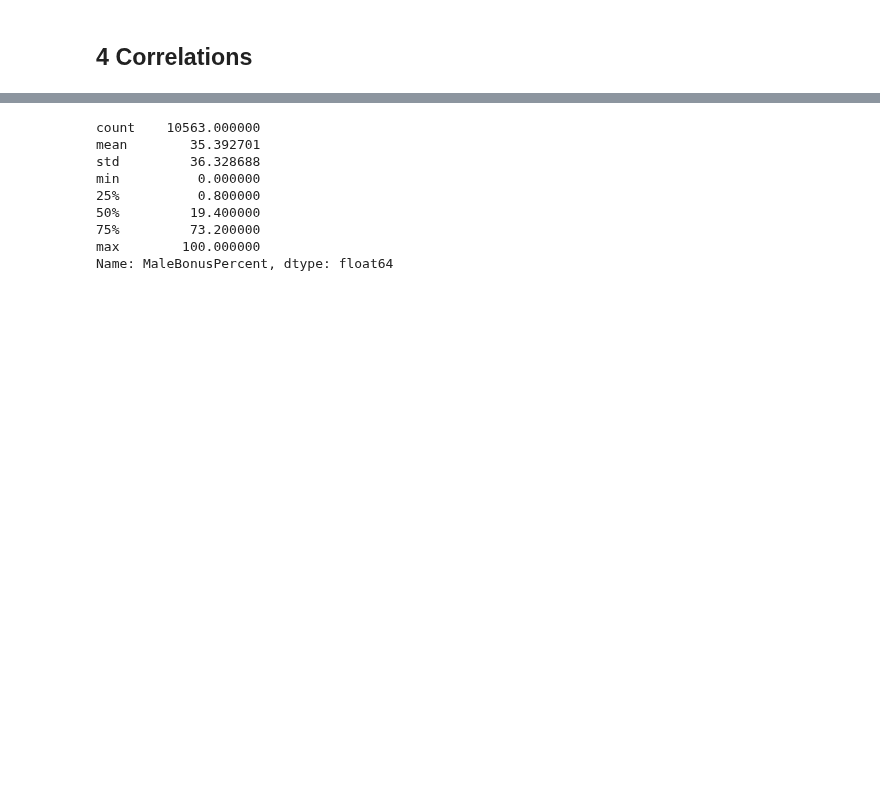
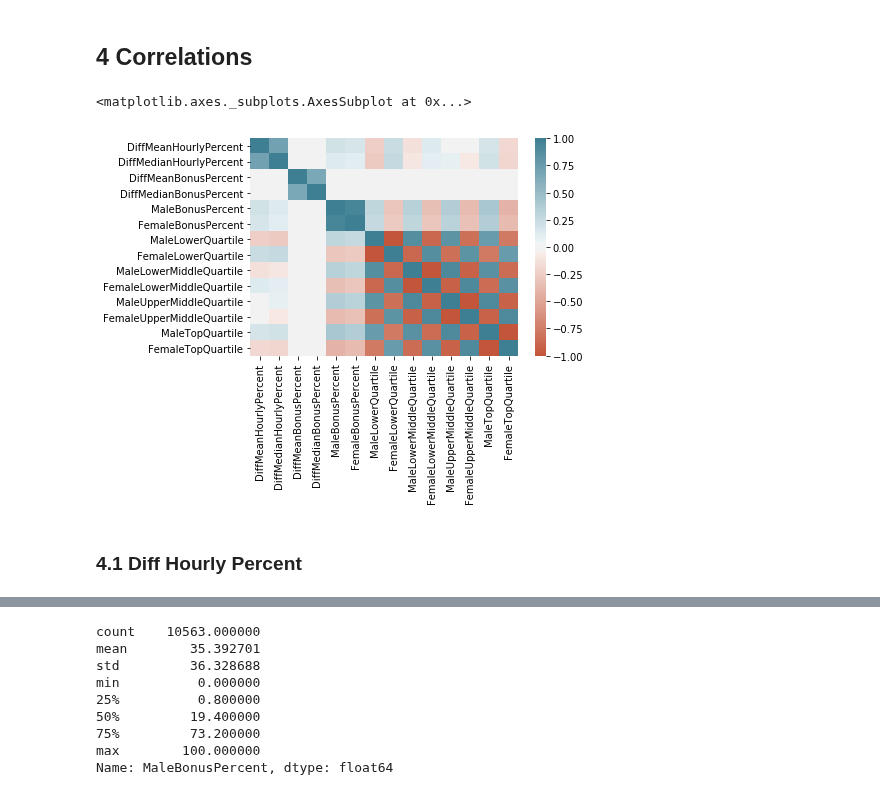
Before and after one commit to Ads2020Group6/data-exploration, a Jupyter notebook: GPG Government Equalities Office.ipynb, the cells around one changed output, grey strips where cells are left out. Cells and saved outputs as stored; diff of their text form; code cells hidden in the pictures; blank space fills up the shorter version.

Commit message:
Diff Hourly Rate

```diff
--- a/GPG Government Equalities Office.ipynb
+++ b/GPG Government Equalities Office.ipynb
@@ -167,0 +166,16 @@ perc_company_size.plot(kind='bar')
+# %%
+corr_mat = df[[
+        'DiffMeanHourlyPercent', 'DiffMedianHourlyPercent',
+        'DiffMeanBonusPercent', 'DiffMedianBonusPercent',
+        'MaleBonusPercent', 'FemaleBonusPercent',
+        'MaleLowerQuartile', 'FemaleLowerQuartile',
+        'MaleLowerMiddleQuartile', 'FemaleLowerMiddleQuartile',
+        'MaleUpperMiddleQuartile', 'FemaleUpperMiddleQuartile',
+        'MaleTopQuartile', 'FemaleTopQuartile',
+    ]].corr()
+sns.heatmap(corr_mat, cmap=sns.diverging_palette(20, 220, n=200))
+# %% [output]
+<matplotlib.axes._subplots.AxesSubplot at 0x...>
+[figure, added]
+# %% [markdown]
+### **4.1 Diff Hourly Percent**
```
Also changed, not shown: parts of 13 cells of this notebook.
